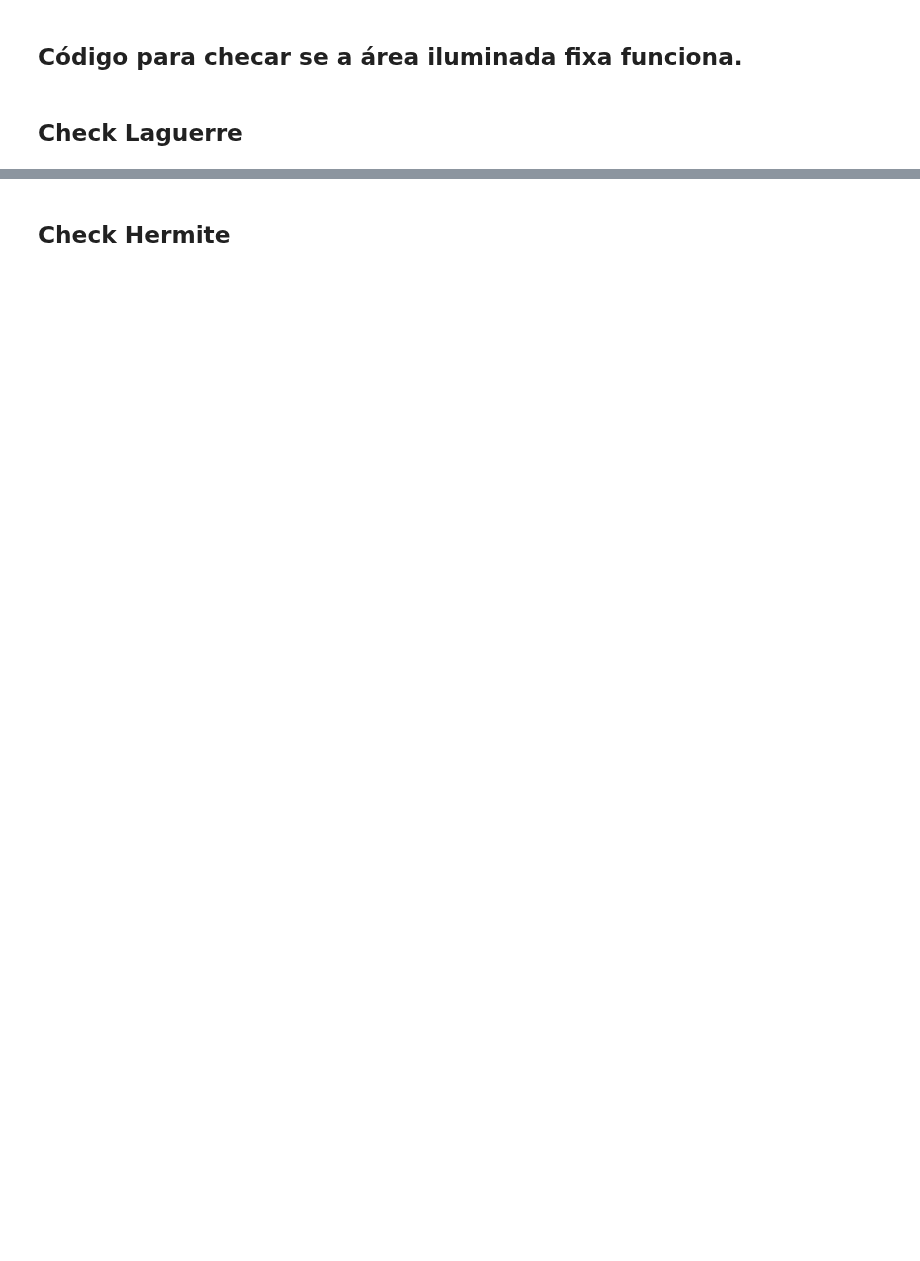
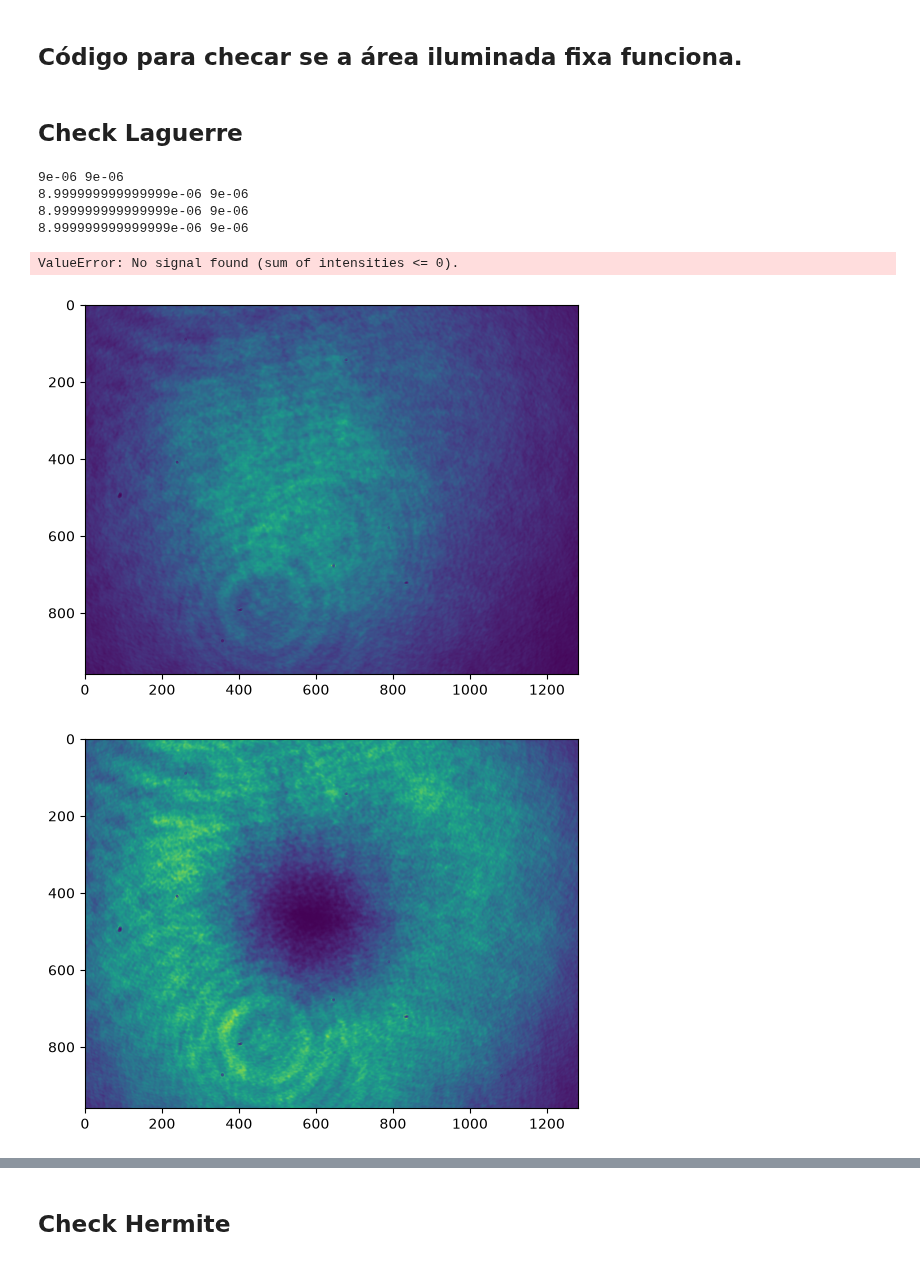
Before and after one commit to Altilano/Speckle, a Jupyter notebook: check_fixwaist.ipynb, the cells around one changed output, grey strips where cells are left out. Cells and saved outputs as stored; diff of their text form; code cells hidden in the pictures; blank space fills up the shorter version.

Commit message:
fix waist doesnt work

```diff
--- a/check_fixwaist.ipynb
+++ b/check_fixwaist.ipynb
@@ -26,20 +21,20 @@ y_grating = 4
 
 #parametros lentes e propagação
 mu = 0.6930012799317185/0.5 #parâmetro de magnificação devido ao sistema 4F após o SLM
-z = None #Distância entre o waist pós 4F e a amostra, utilizado para calcular fix std
-C = None#0.5e-3  #std a ser fixado
+z = 0.60 #Distância entre o waist pós 4F e a amostra, utilizado para calcular fix std
+C = 3e-3  #std a ser fixado
 
 
 #parametros camera
-EXPO = None   #exposição camera em segundos
+EXPO = 1/10000   #exposição camera em segundos
 BIT = 8     #bitdepth da camera
-pixel_cam = 5.6e-6 #tamanho do pixel da camera
-width_cam = 640 #largura da camera
-height_cam = 480 #altura da camera
+pixel_cam = 3.75e-6 #tamanho do pixel da camera
+width_cam = 1280 #largura da camera
+height_cam = 960 #altura da camera
 NUM_BACK = 5 #numero de imagens para calcular o background
 # %%
 slm = My_SLM(1)
-cam = init_camera(bit_depth=BIT, exposure_s = EXPO)
+cam = init_camera(bitdepth=BIT, exposure_s = EXPO)
 # %%
 
 hg_modes = [[0,0], [0,1], [1,0], [2,0], [1,1], [0,2], [3,0],
@@ -60,18 +55,36 @@ beam = Beam(nix = pixel_size*width/2, Dx = width,
 ## Check Laguerre
 # %%
 std_lg = []
-mu = 1
-for mode in range(len(lg_modes)):
-
-    p = lg_modes[mode][0]
-    l = lg_modes[mode][1]
-
-    beam.waist = np.sqrt(2*C**2/(2*p + np.abs(l) +1) + 2*np.sqrt(np.abs(C**4/(2*p + np.abs(l) +1)**2 - z**2/beam.k()**2)))/mu
+k = beam.k()
+for p, l in lg_modes:
+    N = 2*p + abs(l) + 1
+    A = C**2 / N                       # target w(z)^2
+    disc = 1 - 16*z**2/(k**2 * A**2)
+    if disc < 0:
+        print(f"mode ({p},{l}) impossible: need A >= 4z/k"); continue
+    W2 = (A/2)*(1 + np.sqrt(disc))     # waist^2 at the SLM image plane
+    W = np.sqrt(W2)
+    beam.waist = W/mu                  # waist on the SLM
+    # check
+    zR = k*W2/2
+    print(N * W2*(1 + z**2/zR**2), C**2)   # should be equal
     beam.lg(l=l, p=p)
     holo = slm_hologram(beam, 3,4)
     slm.update_image(holo)
     time.sleep(0.2)
     img = take_picture(cam)
+    if np.max(img) > 254:
+        print("saturated")
+    plt.figure()
+    plt.imshow(img)
 
-    std = beam_std(img)['sigma_r']
-    std_lg.appentaked(std)
+    std = beam_std(img)['sigma_x']
+    std_lg.append(std)
+# %% [output]
+9e-06 9e-06
+8.999999999999999e-06 9e-06
+8.999999999999999e-06 9e-06
+8.999999999999999e-06 9e-06
+ValueError: No signal found (sum of intensities <= 0).
+[figure, added]
+[figure, added]
```
Also changed, not shown: parts of 5 cells of this notebook, 7 other files.
